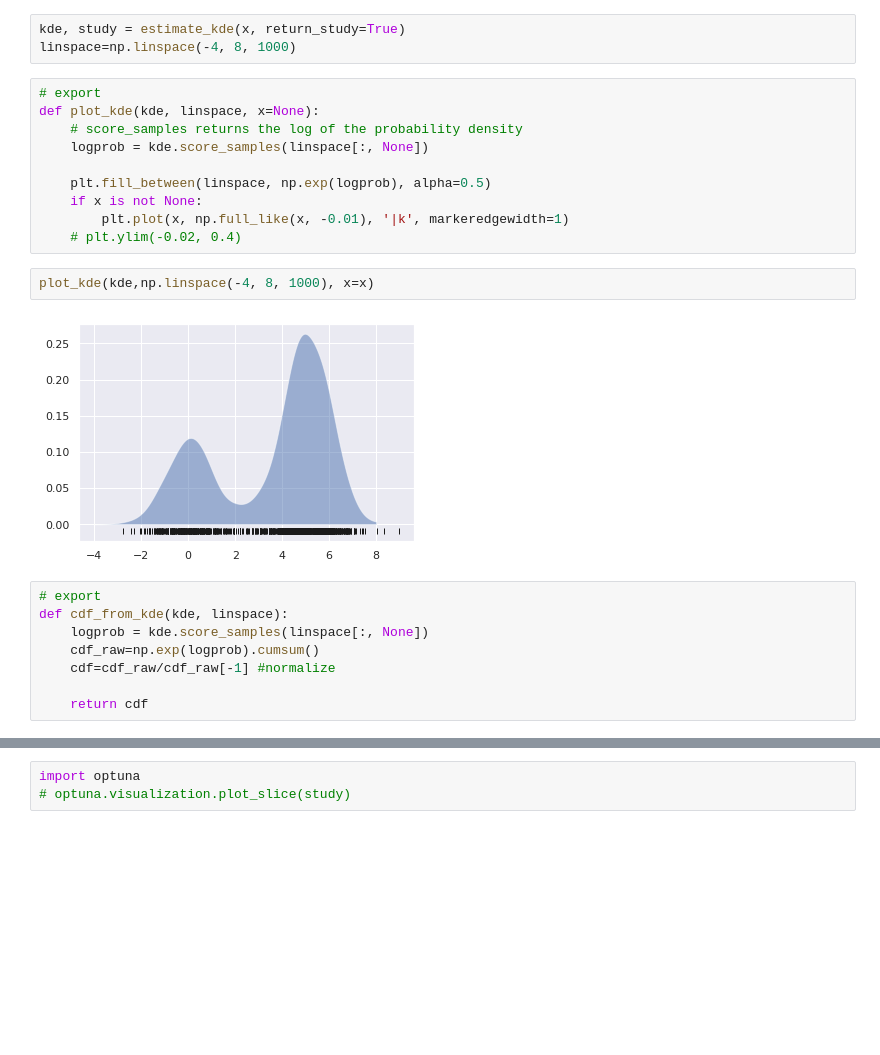
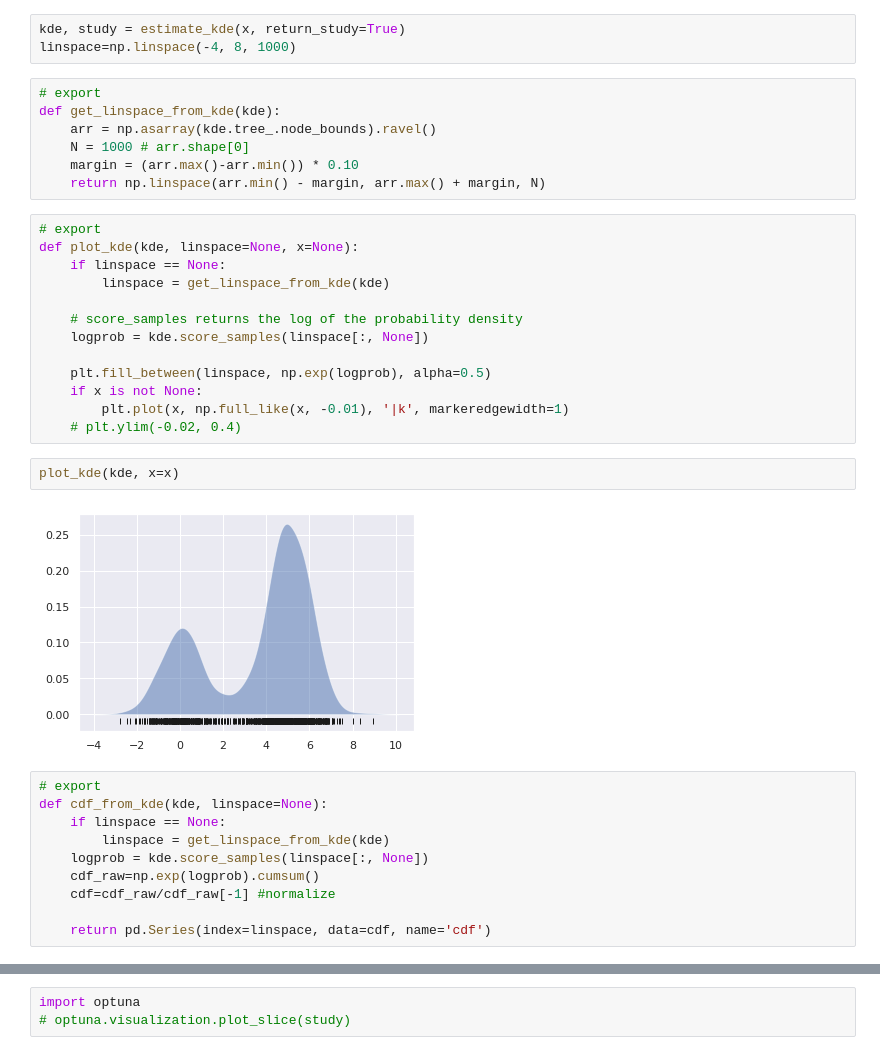
Before and after one commit to idanre1/math, a Jupyter notebook: kde/research/optuna_cv.ipynb, the cells around one changed output, grey strips where cells are left out. Drawn from its saved outputs; the diff is of its cells as text; blank space fills up the shorter version.

Commit message:
auto linspace

```diff
--- a/kde/research/optuna_cv.ipynb
+++ b/kde/research/optuna_cv.ipynb
@@ -71,9 +72,19 @@ def estimate_kde(x1d, return_study=False):
 # %%
 kde, study = estimate_kde(x, return_study=True)
 linspace=np.linspace(-4, 8, 1000)
+# %%
+# export
+def get_linspace_from_kde(kde):
+    arr = np.asarray(kde.tree_.node_bounds).ravel()
+    N = 1000 # arr.shape[0]
+    margin = (arr.max()-arr.min()) * 0.10
+    return np.linspace(arr.min() - margin, arr.max() + margin, N)
 # %%
 # export
-def plot_kde(kde, linspace, x=None):
+def plot_kde(kde, linspace=None, x=None):
+    if linspace == None:
+        linspace = get_linspace_from_kde(kde)
+
     # score_samples returns the log of the probability density
     logprob = kde.score_samples(linspace[:, None])
 
@@ -82,15 +93,17 @@ def plot_kde(kde, linspace, x=None):
         plt.plot(x, np.full_like(x, -0.01), '|k', markeredgewidth=1)
     # plt.ylim(-0.02, 0.4)
 # %%
-plot_kde(kde,np.linspace(-4, 8, 1000), x=x)
+plot_kde(kde, x=x)
 # %% [output]
-[figure, old version]
+[figure, new version]
 # %%
 # export
-def cdf_from_kde(kde, linspace):
+def cdf_from_kde(kde, linspace=None):
+    if linspace == None:
+        linspace = get_linspace_from_kde(kde)
     logprob = kde.score_samples(linspace[:, None])
     cdf_raw=np.exp(logprob).cumsum()
     cdf=cdf_raw/cdf_raw[-1] #normalize
 
-    return cdf
+    return pd.Series(index=linspace, data=cdf, name='cdf')
 # %%
```
Also changed, not shown: parts of 4 cells of this notebook, 2 other files.
